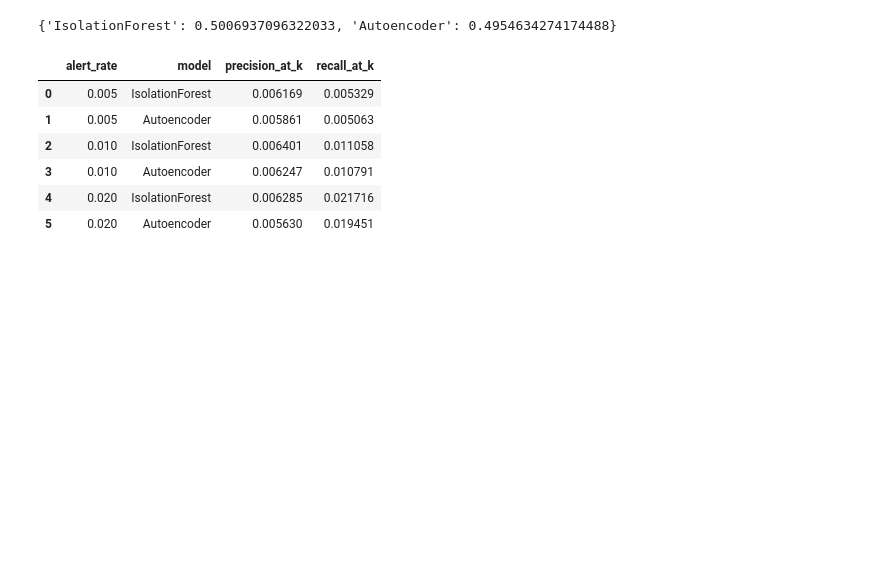
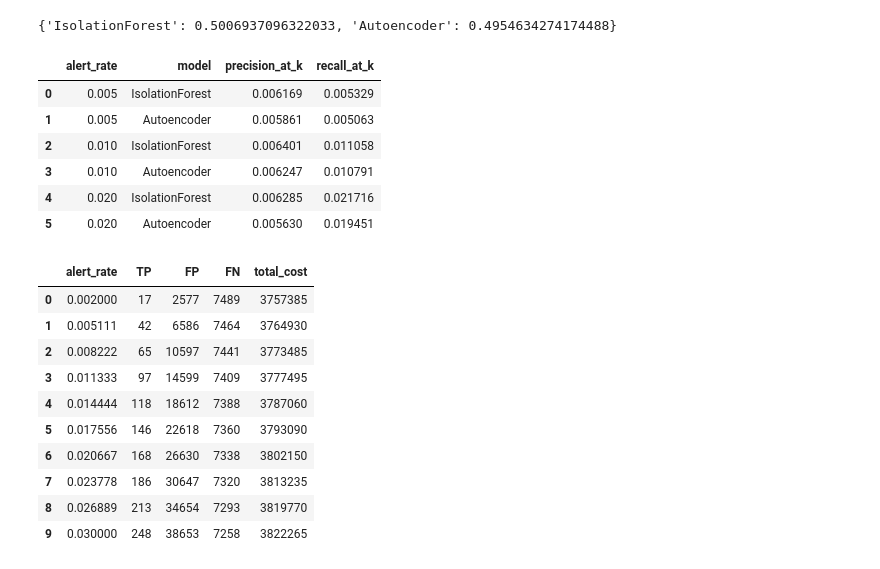
Before and after one commit to Udeibom/transaction-anomaly-ml, a Jupyter notebook: notebooks/08_evaluation.ipynb, the cells around one changed output. Saved outputs shown, nothing was run; the diff lists cells and outputs as text; code cells hidden in the pictures; blank space fills up the shorter version.

```diff
--- a/notebooks/08_evaluation.ipynb
+++ b/notebooks/08_evaluation.ipynb
@@ -158,0 +163,49 @@ final_metrics
+# %%
+def compute_cost(scores, labels, rate, cost_review, cost_fraud):
+    threshold = np.percentile(scores, 100 * (1 - rate))
+    alerts = scores >= threshold
+
+    TP = ((alerts == 1) & (labels == 1)).sum()
+    FP = ((alerts == 1) & (labels == 0)).sum()
+    FN = ((alerts == 0) & (labels == 1)).sum()
+
+    total_cost = FP * cost_review + FN * cost_fraud
+
+    return {
+        "alert_rate": rate,
+        "TP": TP,
+        "FP": FP,
+        "FN": FN,
+        "total_cost": total_cost
+    }
+# %%
+C_REVIEW = 5
+C_FRAUD = 500
+
+cost_results = []
+
+for rate in alert_rates:
+    cost_results.append(
+        compute_cost(
+            eval_df["if_score"].values,
+            eval_df["label"].values,
+            rate,
+            C_REVIEW,
+            C_FRAUD
+        )
+    )
+
+cost_df = pd.DataFrame(cost_results)
+cost_df
+# %% [output]
+|  | alert_rate | TP | FP | FN | total_cost |
+| 0 | 0.002000 | 17 | 2577 | 7489 | 3757385 |
+| 1 | 0.005111 | 42 | 6586 | 7464 | 3764930 |
+| 2 | 0.008222 | 65 | 10597 | 7441 | 3773485 |
+| 3 | 0.011333 | 97 | 14599 | 7409 | 3777495 |
+| 4 | 0.014444 | 118 | 18612 | 7388 | 3787060 |
+| 5 | 0.017556 | 146 | 22618 | 7360 | 3793090 |
+| 6 | 0.020667 | 168 | 26630 | 7338 | 3802150 |
+| 7 | 0.023778 | 186 | 30647 | 7320 | 3813235 |
+| 8 | 0.026889 | 213 | 34654 | 7293 | 3819770 |
+| 9 | 0.030000 | 248 | 38653 | 7258 | 3822265 |
```
Also changed, not shown: parts of 5 cells of this notebook, 6 other files.
